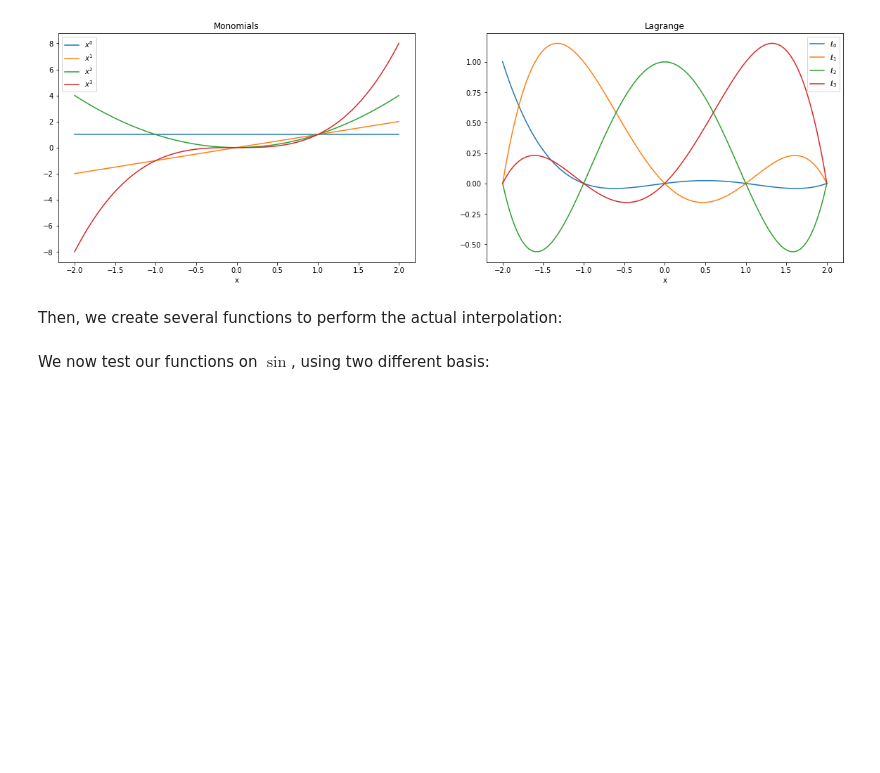
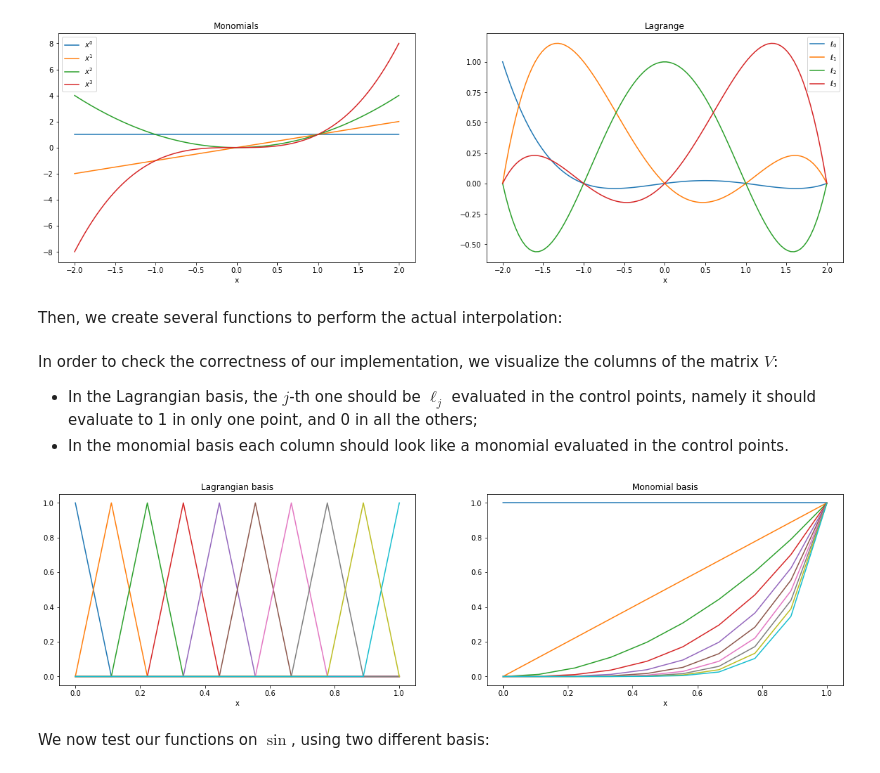
Before and after one commit to fandreuzzi-dssc/numerical-analysis, a Jupyter notebook: polynomial-interpolation.ipynb, the cells around one changed output. Cells and saved outputs as stored; diff of their text form; code cells hidden in the pictures; blank space fills up the shorter version.

Commit message:
chebyshev nodes. several fix. improve plots

```diff
--- a/polynomial-interpolation.ipynb
+++ b/polynomial-interpolation.ipynb
@@ -63,6 +63,34 @@ def interpolate(f, interpolation_points, basis_label='l'):
     p = np.linalg.solve(V, f(interpolation_points))
 
     return lambda x: np.inner(p, np.array([bf(x) for bf in basis]).T)
+# %% [markdown]
+In order to check the correctness of our implementation, we visualize the columns of the matrix $V$:
++ In the Lagrangian basis, the $j$-th one should be $\ell_j$ evaluated in the control points, namely it should evaluate to 1 in only one point, and 0 in all the others;
++ In the monomial basis each column should look like a monomial evaluated in the control points.
+# %%
+interp_points = np.linspace(0,1,10)
+
+plt.figure(figsize=(20,5))
+
+plt.subplot(1,2,1)
+V = V_matrix(interp_points, generate_basis('l', interp_points))
+
+plt.title('Lagrangian basis')
+plt.xlabel('x')
+for j in range(V.shape[1]):
+    plt.plot(interp_points, V[:,j])
+
+plt.subplot(1,2,2)
+V = V_matrix(interp_points, generate_basis('m', interp_points))
+
+plt.title('Monomial basis')
+plt.xlabel('x')
+for j in range(V.shape[1]):
+    plt.plot(interp_points, V[:,j])
+
+plt.show()
+# %% [output]
+[figure, added]
 # %% [markdown]
 We now test our functions on $\sin$, using two different basis:
 # %%
```
Also changed, not shown: parts of 12 cells of this notebook.
